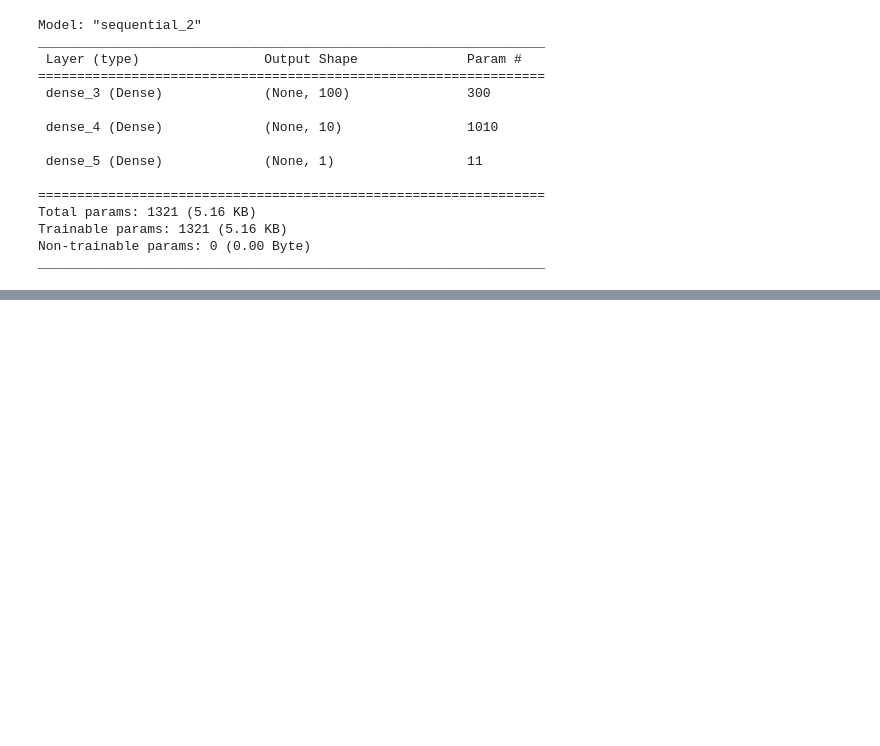
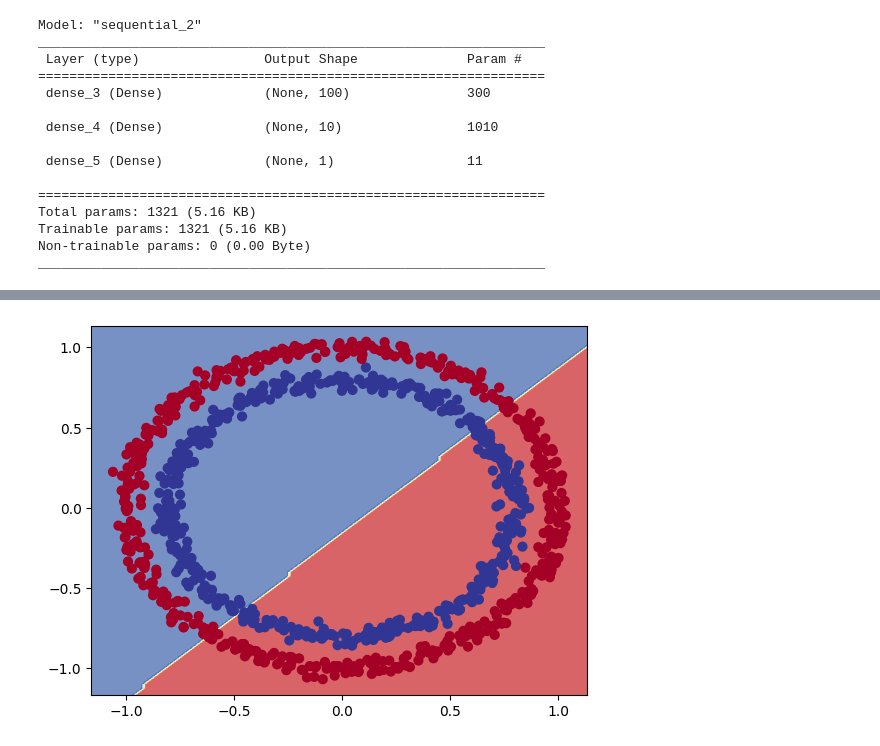
Before and after one commit to Arrnv/Neural_network_classification, a Jupyter notebook: Classification_tensorflow.ipynb, the cells around one changed output, grey strips where cells are left out. Cells and saved outputs as stored; diff of their text form; code cells hidden in the pictures; blank space fills up the shorter version.

```diff
--- a/Classification_tensorflow.ipynb
+++ b/Classification_tensorflow.ipynb
@@ -247,0 +240,4 @@ SyntaxError: incomplete input (<ipython-input-16-db1b1f70520d>, line 3)
+# %%
+# Check out the predictions our model is making
+plot_decision_boundary(model_3, X, y)
+# %% [output]
@@ -247,0 +246 @@ SyntaxError: incomplete input (<ipython-input-16-db1b1f70520d>, line 3)
+[figure, added]
```
Also changed, not shown: parts of 75 cells of this notebook.
